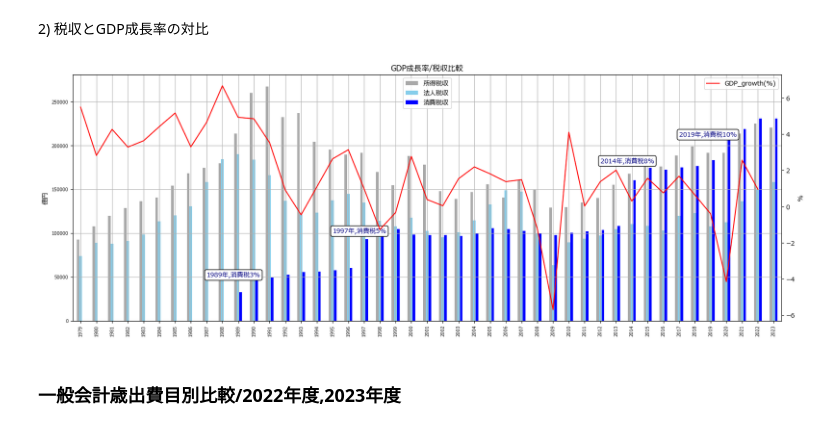
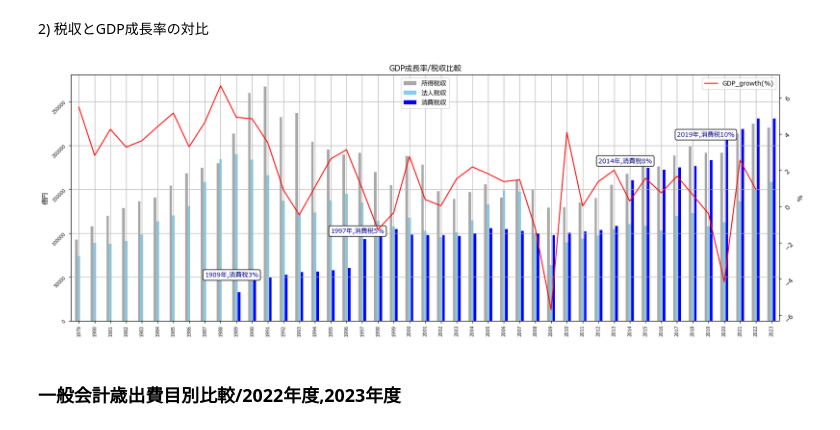
Before and after one commit to Pipikopimame/orbe_public2, a Jupyter notebook: 政府一般会計歳出.ipynb, the cells around one changed output. Drawn from its saved outputs; the diff is of its cells as text; code cells hidden in the pictures.

```diff
--- a/政府一般会計歳出.ipynb
+++ b/政府一般会計歳出.ipynb
@@ -126,27 +126,29 @@ comp.iloc[10:44,6].mean()
 # %%
 fig,ax = plt.subplots(1,1,figsize=(20,7))
 
 ax.tick_params(axis='both',labelsize=7)
 ax2 = ax.twinx()
 ax.set_ylabel('億円')
 ax2.set_ylabel('%')
 ax.set_title('GDP成長率/税収比較')
 ax.annotate('1989年,消費税3%',xy=(8,32699),xytext=(8,50000),color='navy',bbox=dict(boxstyle='round',fc='white'))
 ax.annotate('1997年,消費税5%',xy=(16,99000),xytext=(16,100000),color='navy',bbox=dict(boxstyle='round',fc='white'))
 ax.annotate('2014年,消費税8%',xy=(33,160000),xytext=(33,180000),color='navy',bbox=dict(boxstyle='round',fc='white'))
 ax.annotate('2019年,消費税10%',xy=(38,200000),xytext=(38,210000),color='navy',bbox=dict(boxstyle='round',fc='white'))
+ax.tick_params(axis='both',rotation=45)
+ax2.tick_params(axis='both',rotation=45)
 colors = ['darkgrey','skyblue','blue']
 comp.iloc[0:,[1,2,3]].plot(ax=ax,kind='bar',color=colors)
 #comp.iloc[0:,[1]].plot(ax=ax,kind='bar',color='blue')
 #comp.iloc[0:,[2]].plot(ax=ax,kind='bar',color='grey')
 #comp.iloc[0:,[3]].plot(ax=ax,kind='bar',color='green')
 comp.iloc[0:,[5]].plot(ax=ax2,kind='line',color='red')
 ax.legend(loc='upper center',bbox_to_anchor=(0.5,1))
 ax.grid(True)
 
 plt.show()
 # %% [output]
-[figure, old version]
+[figure, new version]
 # %% [markdown]
 <h3>一般会計歳出費目別比較/2022年度,2023年度</h3>
 # %%
```
Also changed, not shown: parts of 2 cells of this notebook.
